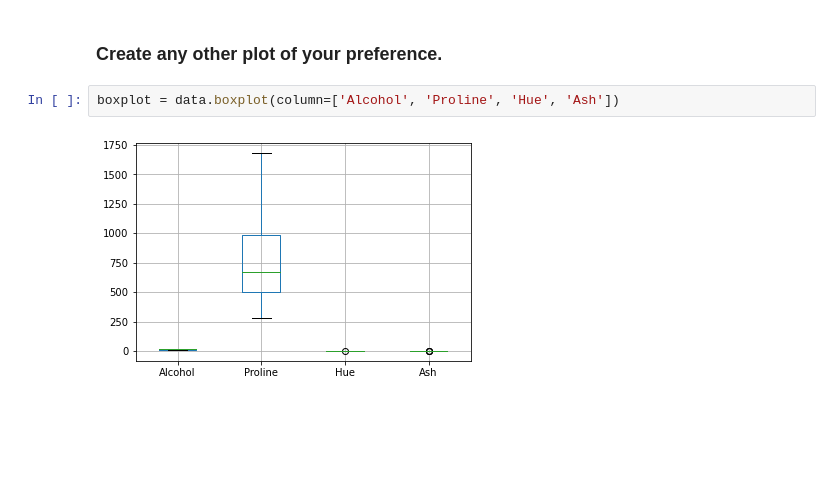
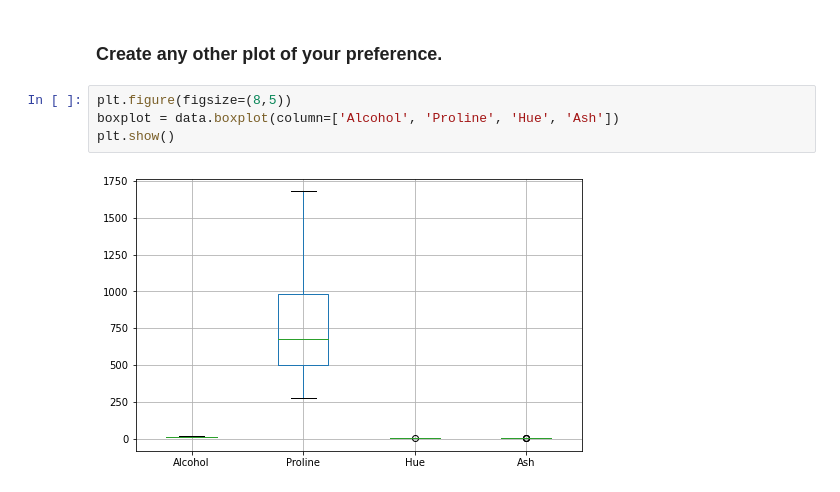
Before and after one commit to watitap/Machine-Learning-I, a Jupyter notebook: Competency1_Project2_WatitaPojanakanokporn.ipynb, the cells around one changed output. Drawn from its saved outputs; the diff is of its cells as text; blank space fills up the shorter version.

```diff
--- a/Competency1_Project_2_WatitaPojanakanokporn.ipynb
+++ b/Competency1_Project2_WatitaPojanakanokporn.ipynb
@@ -125,6 +139,8 @@ plt.show()
 # %% [markdown]
 ### Create any other plot of your preference.
 # %%
+plt.figure(figsize=(8,5))
 boxplot = data.boxplot(column=['Alcohol', 'Proline', 'Hue', 'Ash'])
+plt.show()
 # %% [output]
-[figure, old version]
+[figure, new version]
```
Also changed, not shown: parts of 11 cells of this notebook, 15 other files.
